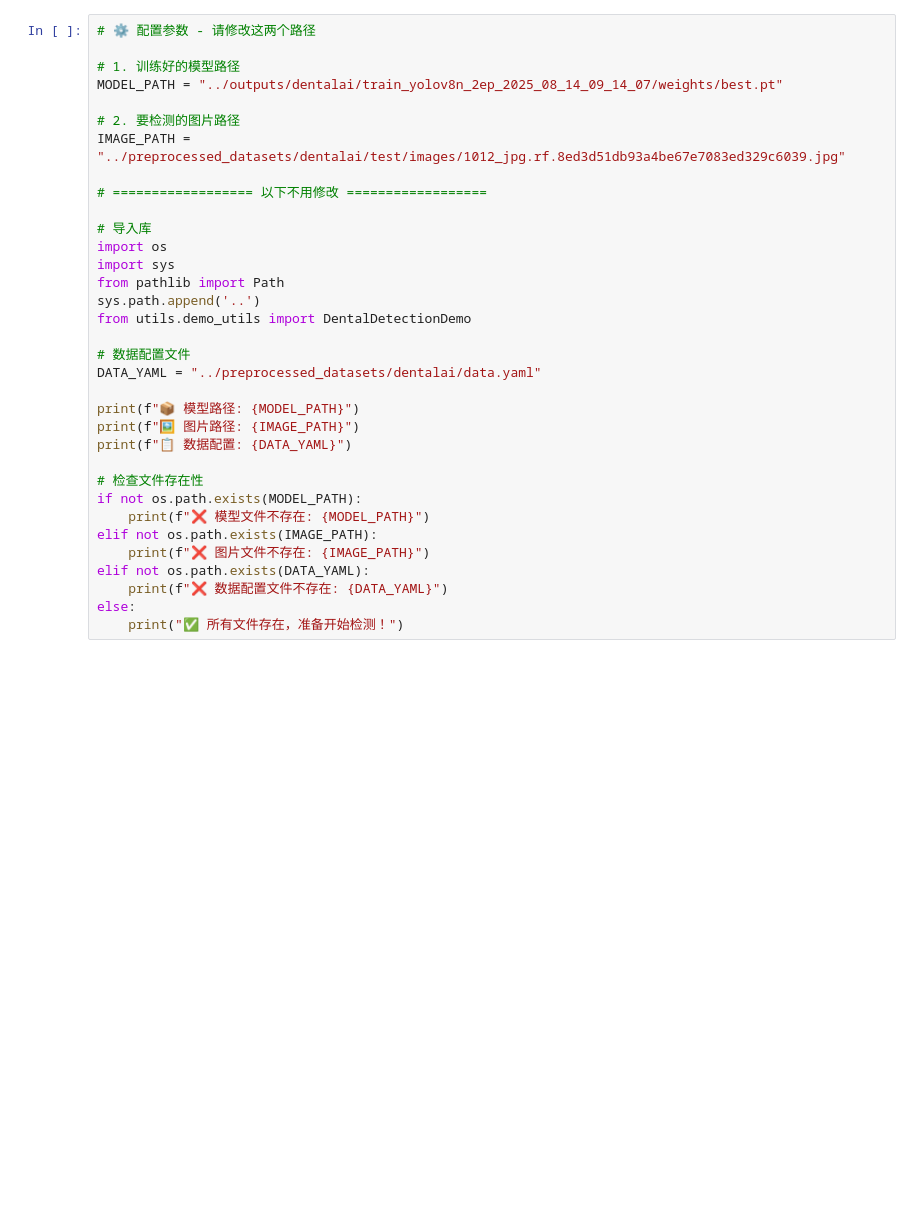
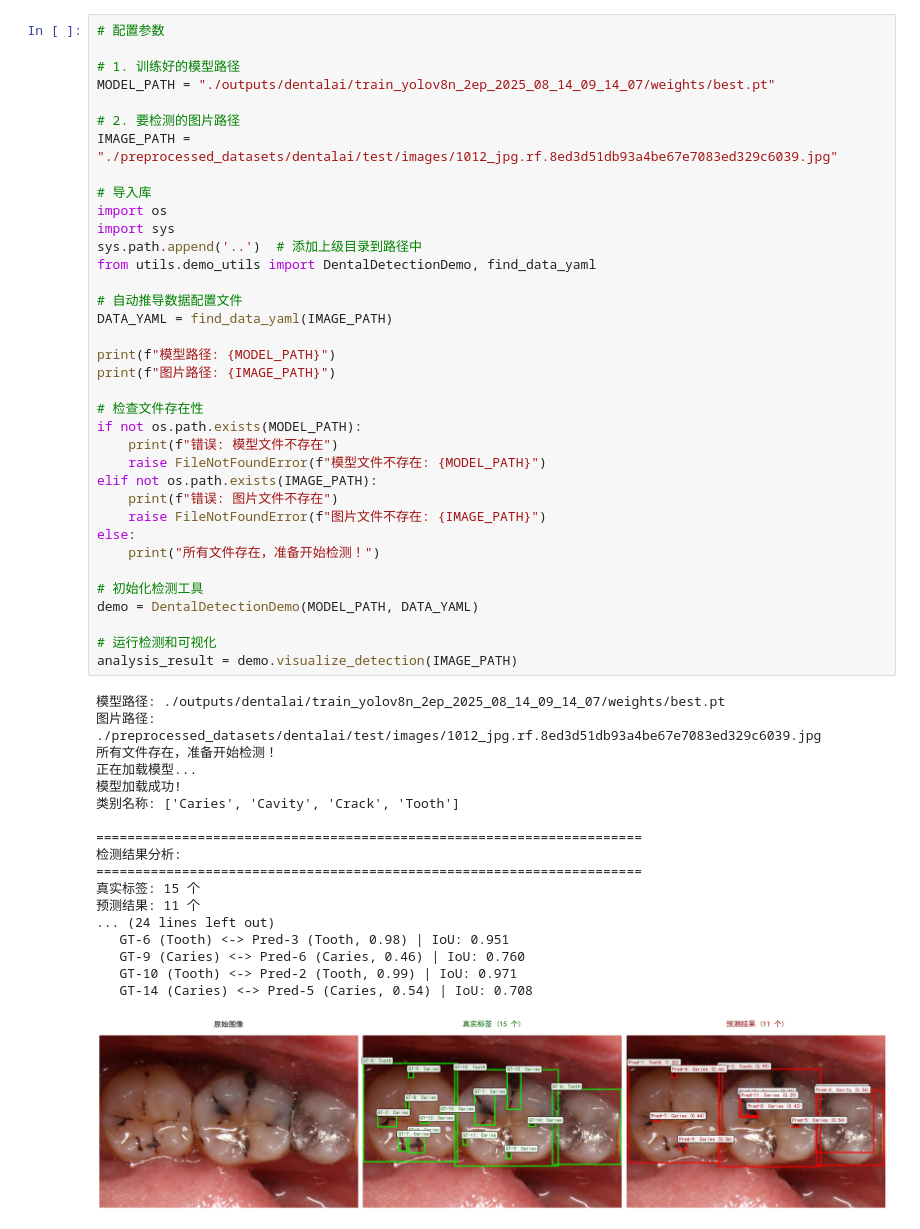
Before and after one commit to MybcyQzqxw/yolov8_teeth, a Jupyter notebook: demo.ipynb, the cells around one changed output. Cells and saved outputs as stored; diff of their text form; blank space fills up the shorter version.

```diff
--- a/demo.ipynb
+++ b/demo.ipynb
@@ -9,34 +8,55 @@
 # %%
-# ⚙️ 配置参数 - 请修改这两个路径
+# 配置参数
 
 # 1. 训练好的模型路径
-MODEL_PATH = "../outputs/dentalai/train_yolov8n_2ep_2025_08_14_09_14_07/weights/best.pt"
+MODEL_PATH = "./outputs/dentalai/train_yolov8n_2ep_2025_08_14_09_14_07/weights/best.pt"
 
 # 2. 要检测的图片路径
-IMAGE_PATH = "../preprocessed_datasets/dentalai/test/images/1012_jpg.rf.8ed3d51db93a4be67e7083ed329c6039.jpg"
-
-# ================== 以下不用修改 ==================
+IMAGE_PATH = "./preprocessed_datasets/dentalai/test/images/1012_jpg.rf.8ed3d51db93a4be67e7083ed329c6039.jpg"
 
 # 导入库
 import os
 import sys
-from pathlib import Path
-sys.path.append('..')
-from utils.demo_utils import DentalDetectionDemo
+sys.path.append('..')  # 添加上级目录到路径中
+from utils.demo_utils import DentalDetectionDemo, find_data_yaml
 
-# 数据配置文件
-DATA_YAML = "../preprocessed_datasets/dentalai/data.yaml"
+# 自动推导数据配置文件
+DATA_YAML = find_data_yaml(IMAGE_PATH)
 
-print(f"📦 模型路径: {MODEL_PATH}")
-print(f"🖼️ 图片路径: {IMAGE_PATH}")
-print(f"📋 数据配置: {DATA_YAML}")
+print(f"模型路径: {MODEL_PATH}")
+print(f"图片路径: {IMAGE_PATH}")
 
 # 检查文件存在性
 if not os.path.exists(MODEL_PATH):
-    print(f"❌ 模型文件不存在: {MODEL_PATH}")
+    print(f"错误: 模型文件不存在")
+    raise FileNotFoundError(f"模型文件不存在: {MODEL_PATH}")
 elif not os.path.exists(IMAGE_PATH):
-    print(f"❌ 图片文件不存在: {IMAGE_PATH}")
-elif not os.path.exists(DATA_YAML):
-    print(f"❌ 数据配置文件不存在: {DATA_YAML}")
+    print(f"错误: 图片文件不存在")
+    raise FileNotFoundError(f"图片文件不存在: {IMAGE_PATH}")
 else:
-    print("✅ 所有文件存在，准备开始检测！")
+    print("所有文件存在，准备开始检测！")
+
+# 初始化检测工具
+demo = DentalDetectionDemo(MODEL_PATH, DATA_YAML)
+
+# 运行检测和可视化
+analysis_result = demo.visualize_detection(IMAGE_PATH)
+# %% [output]
+模型路径: ./outputs/dentalai/train_yolov8n_2ep_2025_08_14_09_14_07/weights/best.pt
+图片路径: ./preprocessed_datasets/dentalai/test/images/1012_jpg.rf.8ed3d51db93a4be67e7083ed329c6039.jpg
+所有文件存在，准备开始检测！
+正在加载模型...
+模型加载成功!
+类别名称: ['Caries', 'Cavity', 'Crack', 'Tooth']
+
+======================================================================
+检测结果分析:
+======================================================================
+真实标签: 15 个
+预测结果: 11 个
+... (24 lines left out)
+   GT-6 (Tooth) <-> Pred-3 (Tooth, 0.98) | IoU: 0.951
+   GT-9 (Caries) <-> Pred-6 (Caries, 0.46) | IoU: 0.760
+   GT-10 (Tooth) <-> Pred-2 (Tooth, 0.99) | IoU: 0.971
+   GT-14 (Caries) <-> Pred-5 (Caries, 0.54) | IoU: 0.708
+[figure, added]
```
Also changed, not shown: parts of 3 cells of this notebook, 2 other files.
